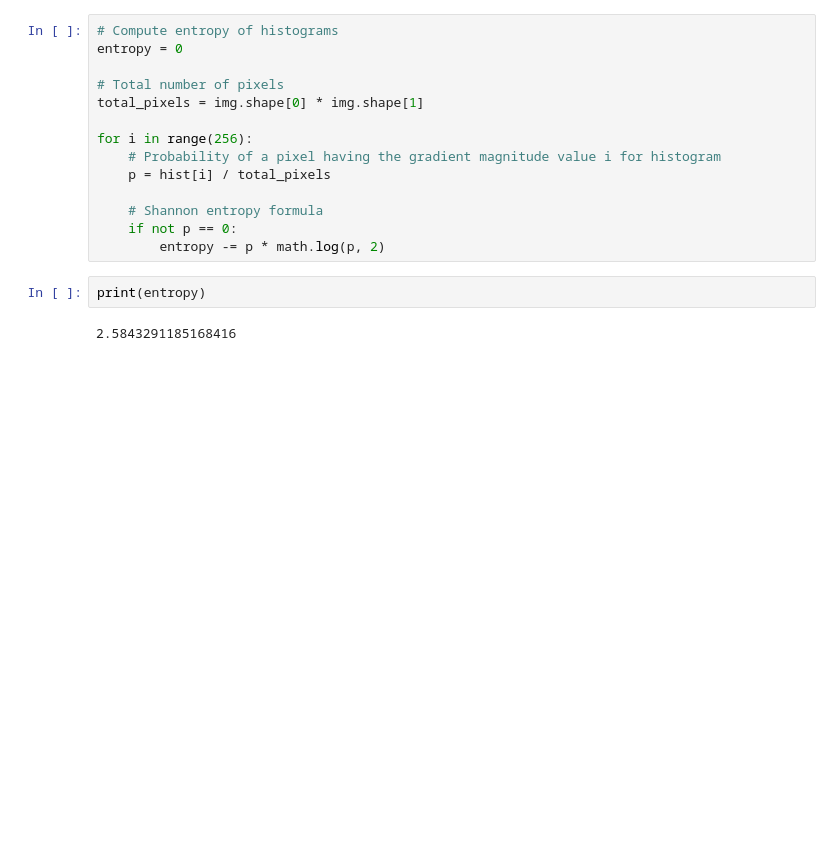
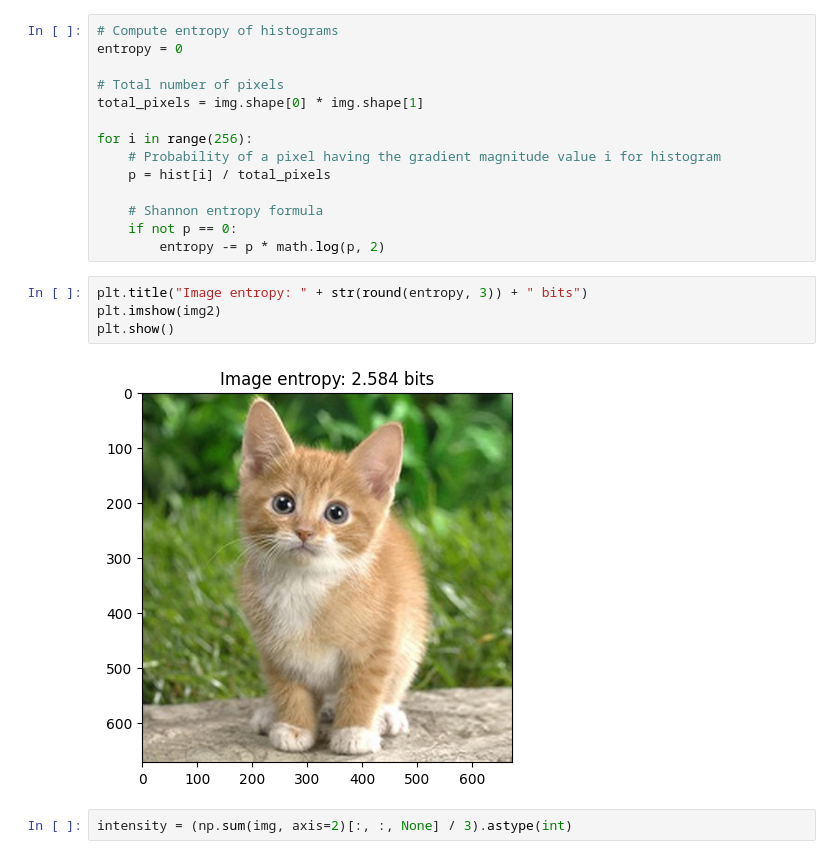
Before and after one commit to AdrianCiotinga/ImageEntropy, a Jupyter notebook: ImageGradient.ipynb, the cells around one changed output. Cells and saved outputs as stored; diff of their text form; blank space fills up the shorter version.

Commit message:
Fancier visuals

```diff
--- a/ImageGradient.ipynb
+++ b/ImageGradient.ipynb
@@ -89,6 +89,10 @@ for i in range(256):
     if not p == 0:
         entropy -= p * math.log(p, 2)
 # %%
-print(entropy)
+plt.title("Image entropy: " + str(round(entropy, 3)) + " bits")
+plt.imshow(img2)
+plt.show()
 # %% [output]
-2.5843291185168416
+[figure, added]
+# %%
+intensity = (np.sum(img, axis=2)[:, :, None] / 3).astype(int)
```
Also changed, not shown: parts of 5 cells of this notebook.
